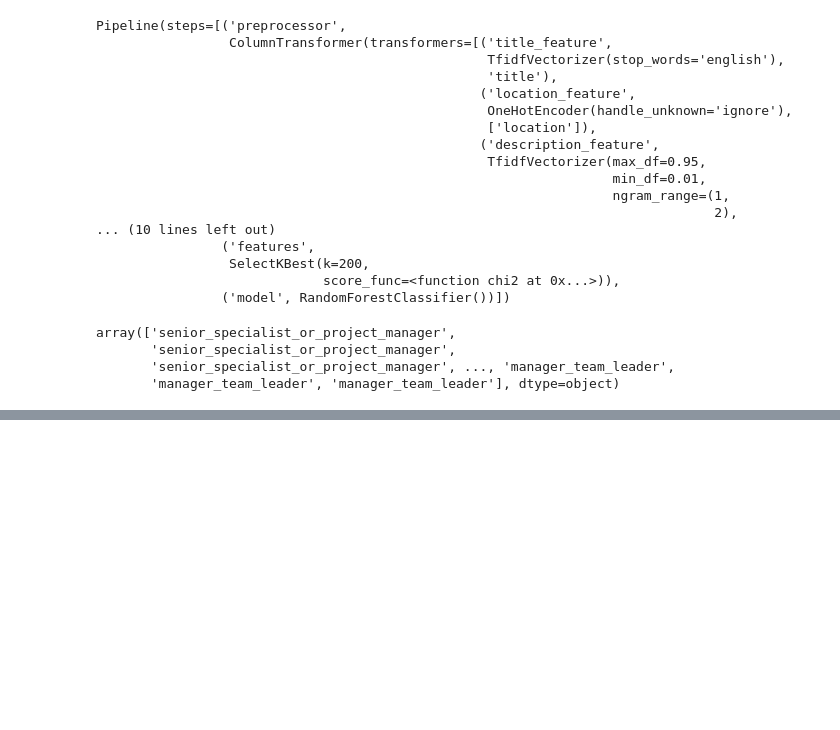
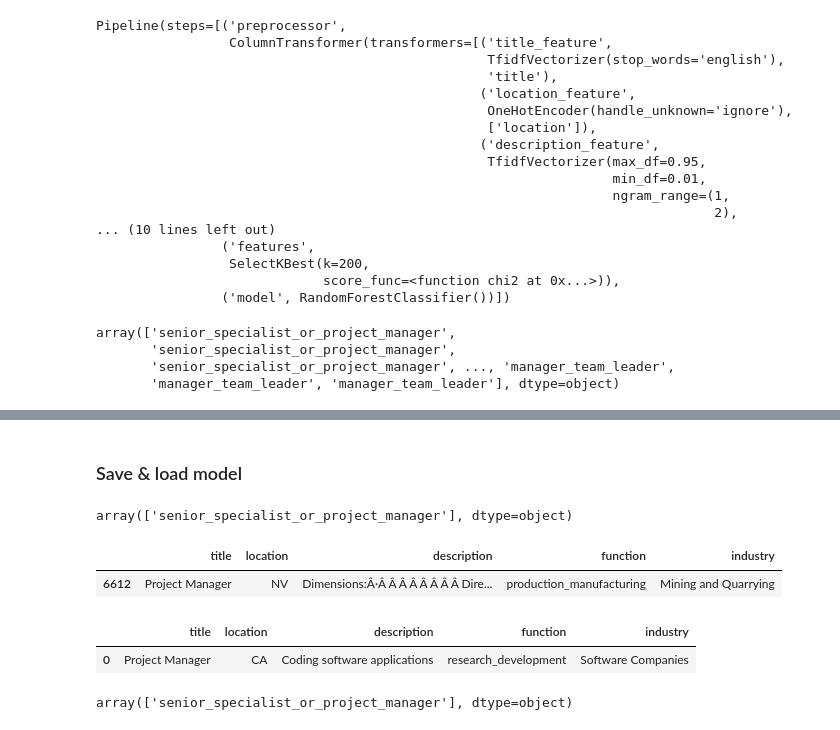
Before and after one commit to nttugit/viet-nguyen-ml-course, a Jupyter notebook: lesson_11/document_classifier.ipynb, the cells around one changed output, grey strips where cells are left out. Cells and saved outputs as stored; diff of their text form; code cells hidden in the pictures; blank space fills up the shorter version.

Commit message:
Finish Document Classifier Model (lesson 11 + 12)

```diff
--- a/lesson_11/document_classifier.ipynb
+++ b/lesson_11/document_classifier.ipynb
@@ -194,0 +238,2 @@ managing_director_small_medium_company       0.00      0.00      0.00         1
+# %% [markdown]
+### Save & load model
@@ -194,0 +245,28 @@ managing_director_small_medium_company       0.00      0.00      0.00         1
+# %%
+# X_test.iloc[0]
+my_model.predict(X_test.iloc[[0]])
+# %% [output]
+array(['senior_specialist_or_project_manager'], dtype=object)
+# %%
+X_test.iloc[[0]]
+# %% [output]
+|  | title | location | description | function | industry |
+| 6612 | Project Manager | NV | Dimensions:Â·Â Â Â Â Â Â Â Â Dire... | production_manufacturing | Mining and Quarrying |
+# %%
+predict_data = pd.DataFrame({
+    "title": ["Project Manager"],
+    "location":["CA"],
+    "description":["Coding software applications"],
+    "function":["research_development"],
+    "industry":["Software Companies"]
+
+})
+predict_data
+# my_model.predict(pd.DataFrame({}))
+# %% [output]
+|  | title | location | description | function | industry |
+| 0 | Project Manager | CA | Coding software applications | research_development | Software Companies |
+# %%
+my_model.predict(predict_data)
+# %% [output]
+array(['senior_specialist_or_project_manager'], dtype=object)
```
Also changed, not shown: parts of 9 cells of this notebook.
